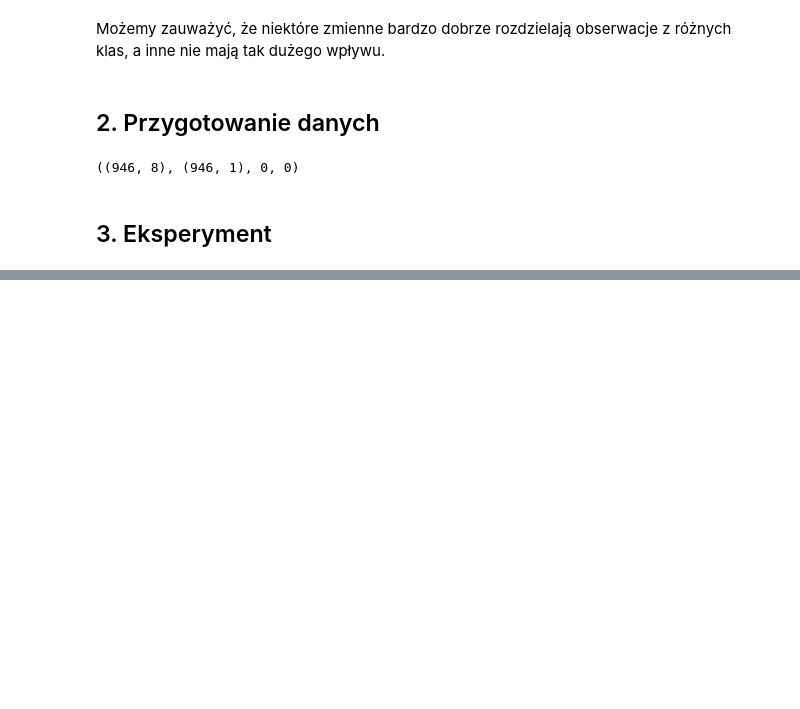
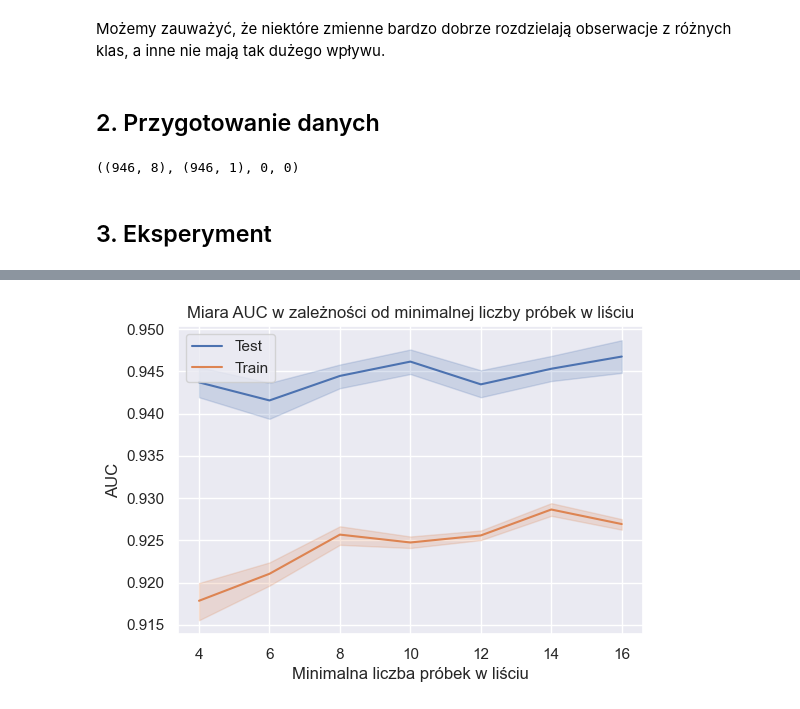
Before and after one commit to FSalinski/MachineLearning, a Jupyter notebook: homework1/notebook.ipynb, the cells around one changed output, grey strips where cells are left out. Cells and saved outputs as stored; diff of their text form; code cells hidden in the pictures; blank space fills up the shorter version.

```diff
--- a/homework1/notebook.ipynb
+++ b/homework1/notebook.ipynb
@@ -135,0 +216,10 @@ for crit in criterion:
+# %%
+plt.figure(figsize=(6, 4))
+sns.lineplot(data=results, x='Min samples/leaf', y='AUC Score test', label='Test')
+sns.lineplot(data=results, x='Min samples/leaf', y='AUC Score train (mean)', label='Train')
+plt.title('Miara AUC w zależności od minimalnej liczby próbek w liściu')
+plt.xlabel('Minimalna liczba próbek w liściu')
+plt.ylabel('AUC')
+plt.show()
+# %% [output]
+[figure, added]
```
Also changed, not shown: parts of 23 cells of this notebook, 14 other files.
